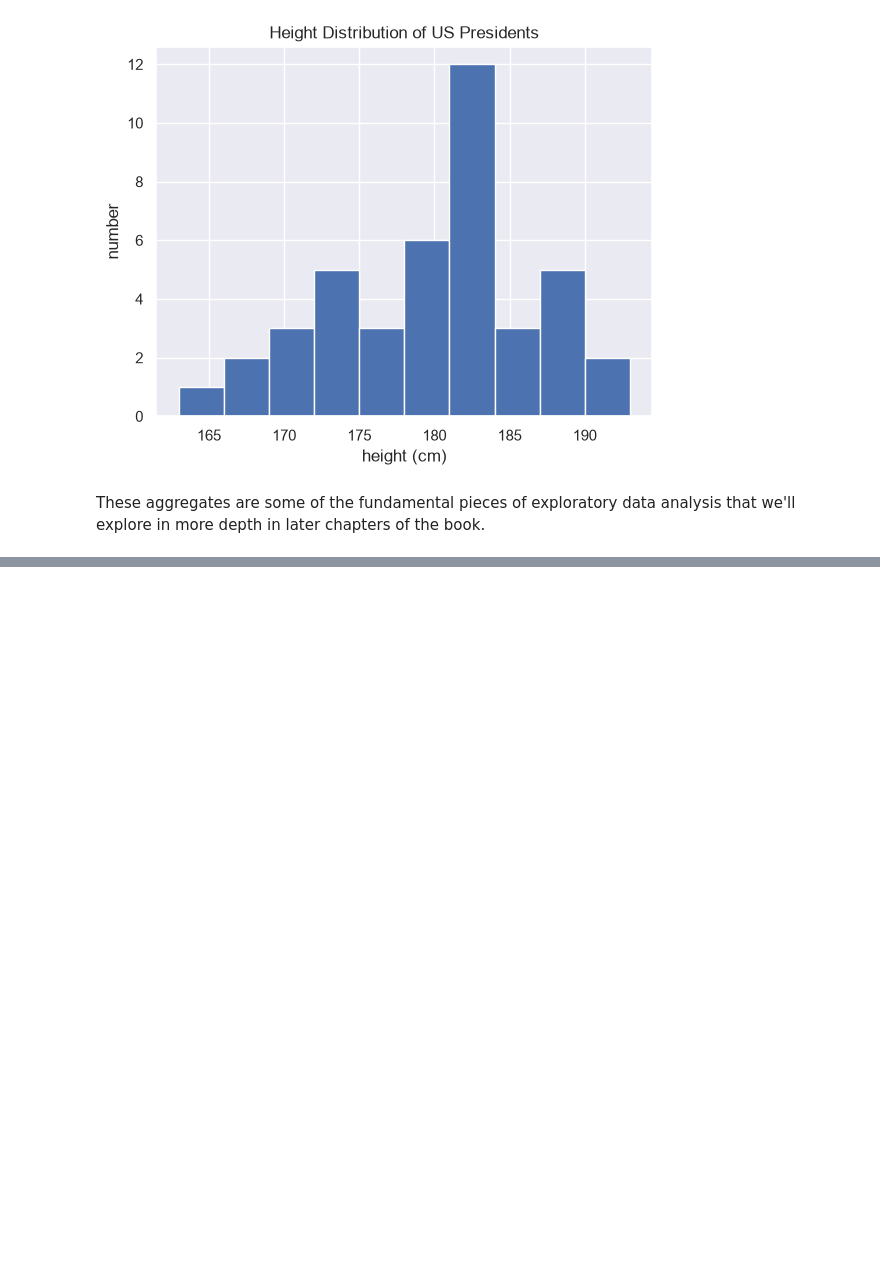
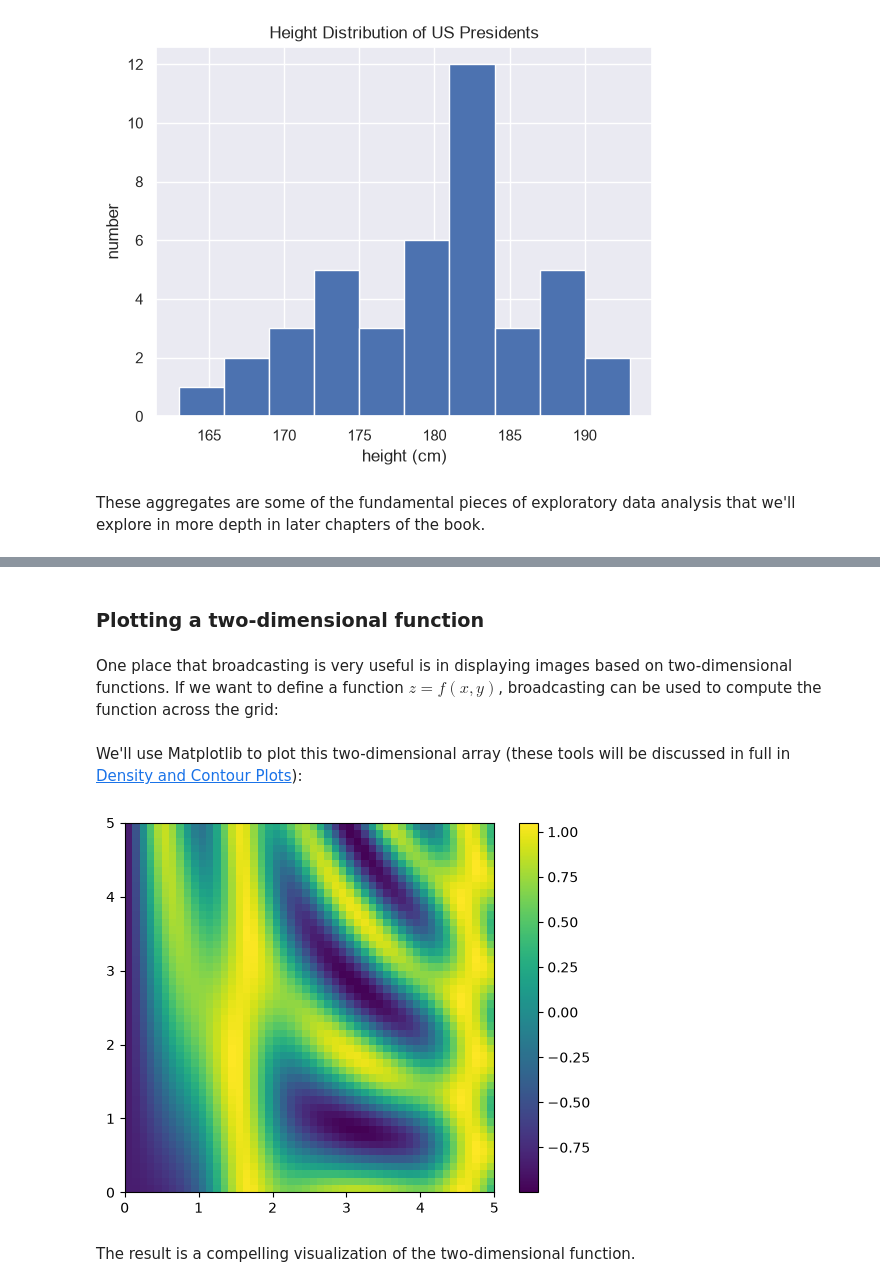
Before and after one commit to adriamedinaa-ang/icd2026, a Jupyter notebook: Books/Bloque 2.ipynb, the cells around one changed output, grey strips where cells are left out. Drawn from its saved outputs; the diff is of its cells as text; code cells hidden in the pictures; blank space fills up the shorter version.

```diff
--- a/Books/Bloque 2.ipynb
+++ b/Books/Bloque 2.ipynb
@@ -1368,0 +1589,13 @@ These aggregates are some of the fundamental pieces of exploratory data analysis
+# %% [markdown]
+### Plotting a two-dimensional function
+# %% [markdown]
+One place that broadcasting is very useful is in displaying images based on two-dimensional functions.
+If we want to define a function $z = f(x, y)$, broadcasting can be used to compute the function across the grid:
+# %%
+# x and y have 50 steps from 0 to 5
+x = np.linspace(0, 5, 50)
+y = np.linspace(0, 5, 50)[:, np.newaxis]
+
+z = np.sin(x) ** 10 + np.cos(10 + y * x) * np.cos(x)
+# %% [markdown]
+We'll use Matplotlib to plot this two-dimensional array (these tools will be discussed in full in [Density and Contour Plots](04.04-Density-and-Contour-Plots.ipynb)):
@@ -1368,0 +1605,8 @@ These aggregates are some of the fundamental pieces of exploratory data analysis
+# %%
+plt.imshow(z, origin='lower', extent=[0, 5, 0, 5],
+           cmap='viridis')
+plt.colorbar();
+# %% [output]
+[figure, added]
+# %% [markdown]
+The result is a compelling visualization of the two-dimensional function.
```
Also changed, not shown: parts of 269 cells of this notebook, 1 other file.
